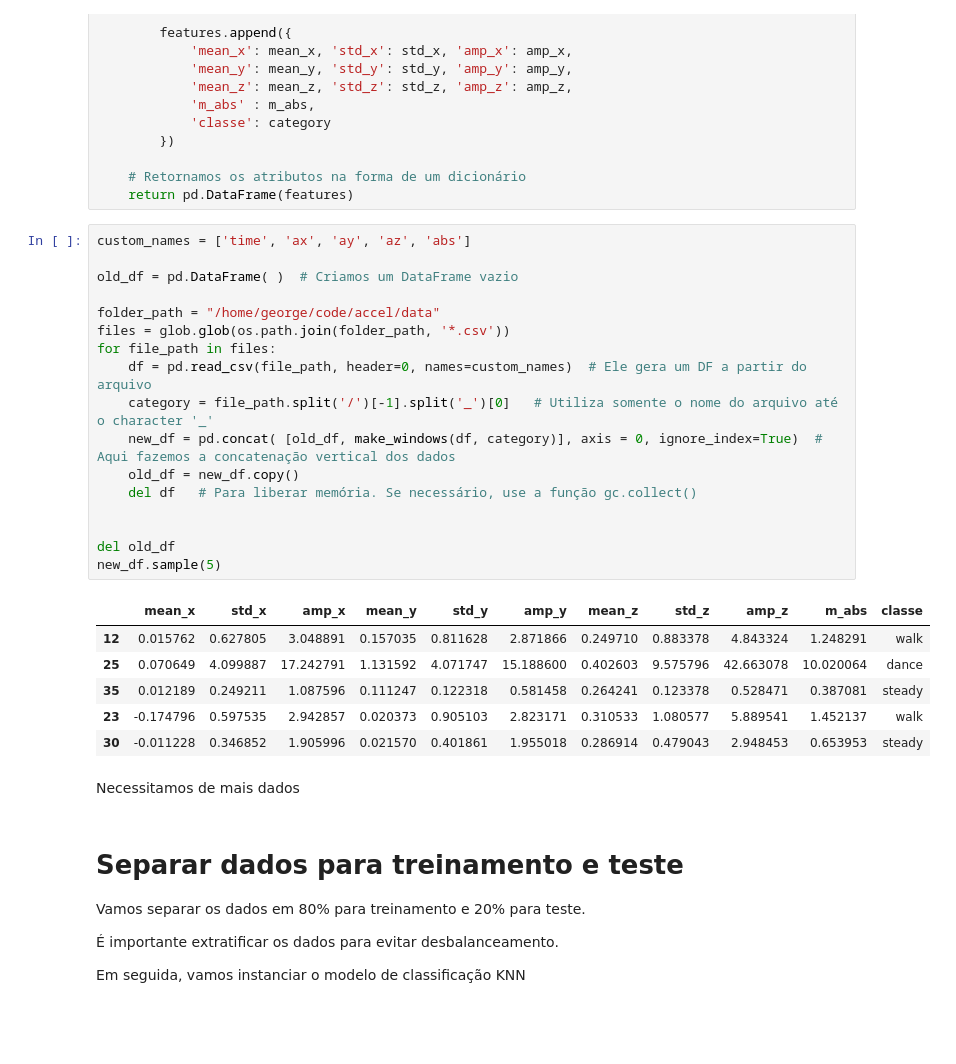
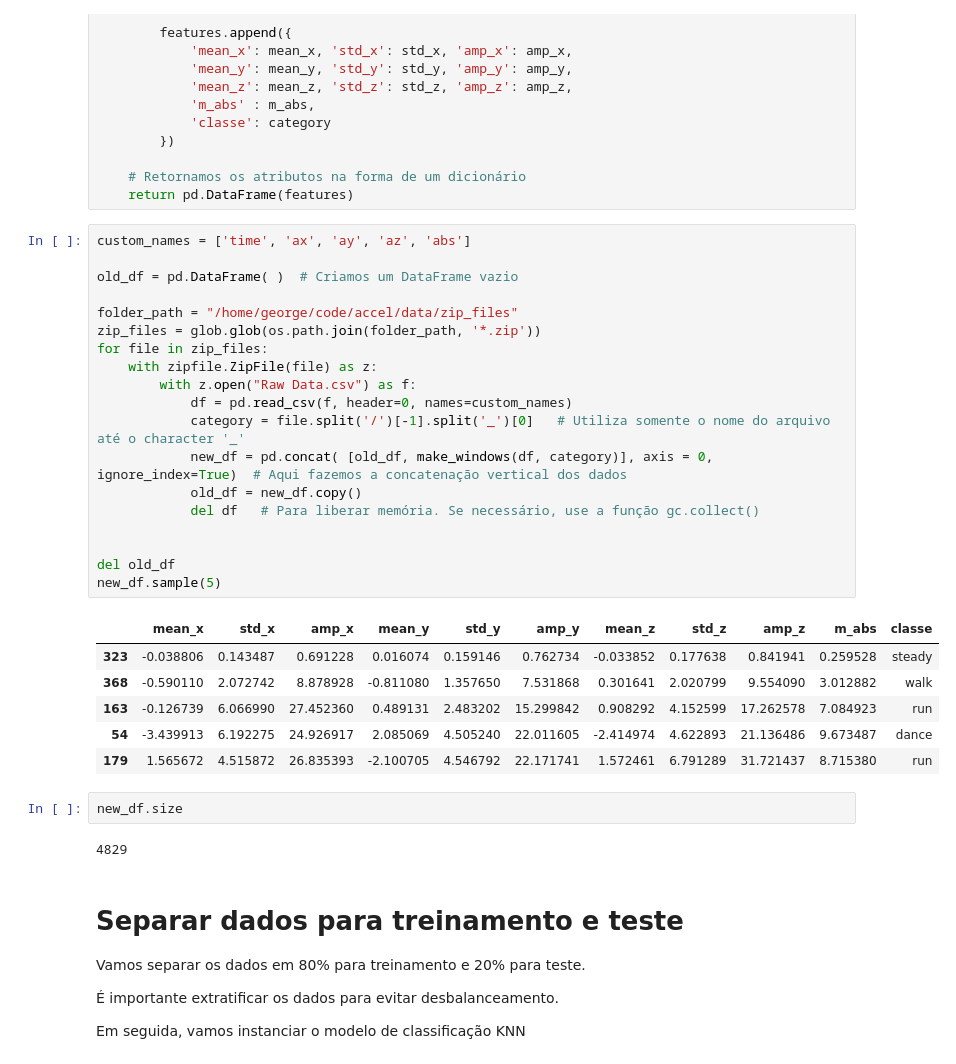
Before and after one commit to gbs1234/accel, a Jupyter notebook: ml-develop/accel_treinamento.ipynb, the cells around one changed output. Cells and saved outputs as stored; diff of their text form; blank space fills up the shorter version.

Commit message:
Using the new data for the model training

```diff
--- a/ml-develop/accel_treinamento.ipynb
+++ b/ml-develop/accel_treinamento.ipynb
@@ -82,29 +82,33 @@ def make_windows(df, category='unknown'):
 # %%
 custom_names = ['time', 'ax', 'ay', 'az', 'abs']
 
 old_df = pd.DataFrame( )  # Criamos um DataFrame vazio
 
-folder_path = "/home/george/code/accel/data"
-files = glob.glob(os.path.join(folder_path, '*.csv'))
-for file_path in files:
-    df = pd.read_csv(file_path, header=0, names=custom_names)  # Ele gera um DF a partir do arquivo
-    category = file_path.split('/')[-1].split('_')[0]   # Utiliza somente o nome do arquivo até o character '_'
-    new_df = pd.concat( [old_df, make_windows(df, category)], axis = 0, ignore_index=True)  # Aqui fazemos a concatenação vertical dos dados
-    old_df = new_df.copy()
-    del df   # Para liberar memória. Se necessário, use a função gc.collect()
+folder_path = "/home/george/code/accel/data/zip_files"
+zip_files = glob.glob(os.path.join(folder_path, '*.zip'))
+for file in zip_files:
+    with zipfile.ZipFile(file) as z:
+        with z.open("Raw Data.csv") as f:
+            df = pd.read_csv(f, header=0, names=custom_names)
+            category = file.split('/')[-1].split('_')[0]   # Utiliza somente o nome do arquivo até o character '_'
+            new_df = pd.concat( [old_df, make_windows(df, category)], axis = 0, ignore_index=True)  # Aqui fazemos a concatenação vertical dos dados
+            old_df = new_df.copy()
+            del df   # Para liberar memória. Se necessário, use a função gc.collect()
 
 
 del old_df
 new_df.sample(5)
 # %% [output]
 |  | mean_x | std_x | amp_x | mean_y | std_y | amp_y | mean_z | std_z | amp_z | m_abs | classe |
-| 12 | 0.015762 | 0.627805 | 3.048891 | 0.157035 | 0.811628 | 2.871866 | 0.249710 | 0.883378 | 4.843324 | 1.248291 | walk |
-| 25 | 0.070649 | 4.099887 | 17.242791 | 1.131592 | 4.071747 | 15.188600 | 0.402603 | 9.575796 | 42.663078 | 10.020064 | dance |
-| 35 | 0.012189 | 0.249211 | 1.087596 | 0.111247 | 0.122318 | 0.581458 | 0.264241 | 0.123378 | 0.528471 | 0.387081 | steady |
-| 23 | -0.174796 | 0.597535 | 2.942857 | 0.020373 | 0.905103 | 2.823171 | 0.310533 | 1.080577 | 5.889541 | 1.452137 | walk |
-| 30 | -0.011228 | 0.346852 | 1.905996 | 0.021570 | 0.401861 | 1.955018 | 0.286914 | 0.479043 | 2.948453 | 0.653953 | steady |
+| 323 | -0.038806 | 0.143487 | 0.691228 | 0.016074 | 0.159146 | 0.762734 | -0.033852 | 0.177638 | 0.841941 | 0.259528 | steady |
+| 368 | -0.590110 | 2.072742 | 8.878928 | -0.811080 | 1.357650 | 7.531868 | 0.301641 | 2.020799 | 9.554090 | 3.012882 | walk |
+| 163 | -0.126739 | 6.066990 | 27.452360 | 0.489131 | 2.483202 | 15.299842 | 0.908292 | 4.152599 | 17.262578 | 7.084923 | run |
+| 54 | -3.439913 | 6.192275 | 24.926917 | 2.085069 | 4.505240 | 22.011605 | -2.414974 | 4.622893 | 21.136486 | 9.673487 | dance |
+| 179 | 1.565672 | 4.515872 | 26.835393 | -2.100705 | 4.546792 | 22.171741 | 1.572461 | 6.791289 | 31.721437 | 8.715380 | run |
-# %% [markdown]
-Necessitamos de mais dados
+# %%
+new_df.size
+# %% [output]
+4829
 # %% [markdown]
 # Separar dados para treinamento e teste
 
```
Also changed, not shown: parts of 7 cells of this notebook, 2 other files.
